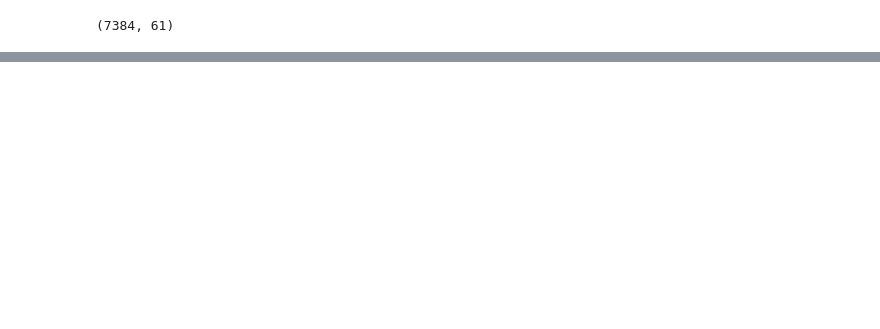
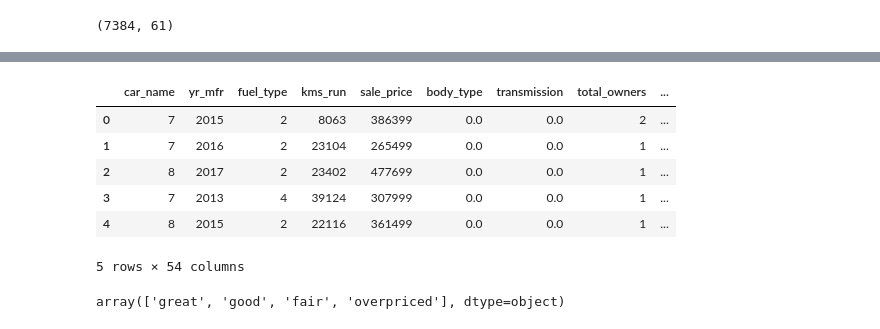
Before and after one commit to Manomay15/Used-Car-Price-Predictor, a Jupyter notebook: Exploration.ipynb, the cells around one changed output, grey strips where cells are left out. Saved outputs shown, nothing was run; the diff lists cells and outputs as text; code cells hidden in the pictures; blank space fills up the shorter version.

```diff
--- a/Exploration.ipynb
+++ b/Exploration.ipynb
@@ -1491,0 +1528,31 @@ x_test
+# %%
+dic = {
+    'opel': 0,
+    'chevrolet': 1,
+    'datsun': 2,
+    'mitsubishi': 3,
+    'fiat': 4,
+    'nissan': 5,
+    'renault': 6,
+    'maruti': 7,
+    'hyundai': 8,
+    'honda': 9,
+    'tata': 10,
+    'ford': 11,
+    'volkswagen': 12,
+    'skoda': 13,
+    'ssangyong': 14,
+    'mahindra': 15,
+    'toyota': 16,
+    'isuzu': 17,
+    'bmw': 18,
+    'mercedes': 19,
+    'volvo': 20,
+    'jeep': 21,
+    'audi': 22,
+    'kia': 23,
+    'mg': 24,
+    'jaguar': 25
+}
+# %%
+df['car_name'] = df['car_name'].map(dic)
@@ -1491,0 +1578,2 @@ x_test
+# %%
+df = df.drop(columns=['times_viewed', 'assured_buy', 'is_hot', 'broker_quote', 'variant', 'registered_state', 'model'])
@@ -1491,0 +1618,14 @@ x_test
+# %%
+df.head()
+# %% [output]
+|  | car_name | yr_mfr | fuel_type | kms_run | sale_price | body_type | transmission | total_owners | ... |
+| 0 | 7 | 2015 | 2 | 8063 | 386399 | 0.0 | 0.0 | 2 | ... |
+| 1 | 7 | 2016 | 2 | 23104 | 265499 | 0.0 | 0.0 | 1 | ... |
+| 2 | 8 | 2017 | 2 | 23402 | 477699 | 0.0 | 0.0 | 1 | ... |
+| 3 | 7 | 2013 | 4 | 39124 | 307999 | 0.0 | 0.0 | 1 | ... |
+| 4 | 8 | 2015 | 2 | 22116 | 361499 | 0.0 | 0.0 | 1 | ... |
+5 rows × 54 columns
+# %%
+df.car_rating.unique()
+# %% [output]
+array(['great', 'good', 'fair', 'overpriced'], dtype=object)
```
Also changed, not shown: parts of 17 cells of this notebook, 1 other file.
